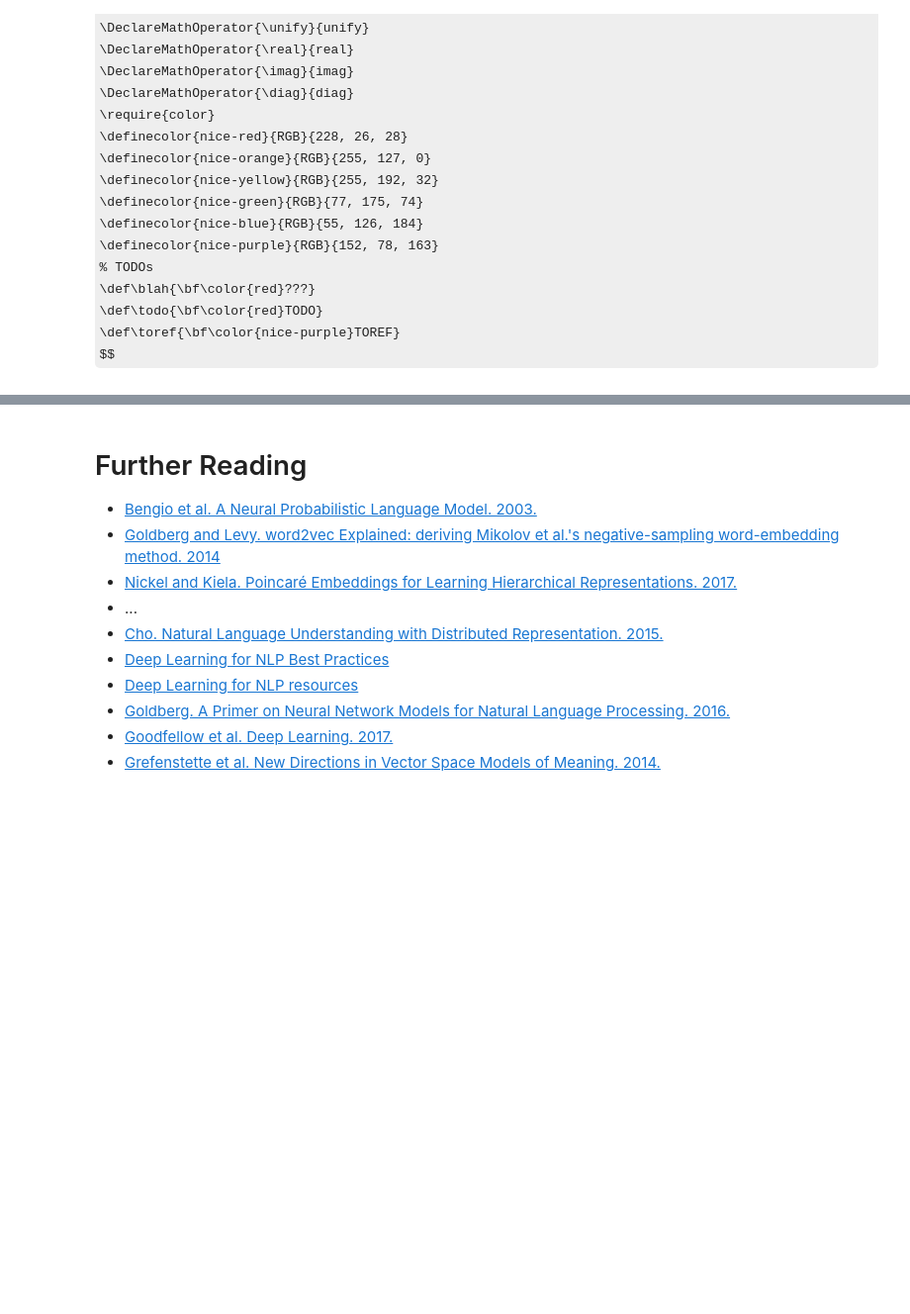
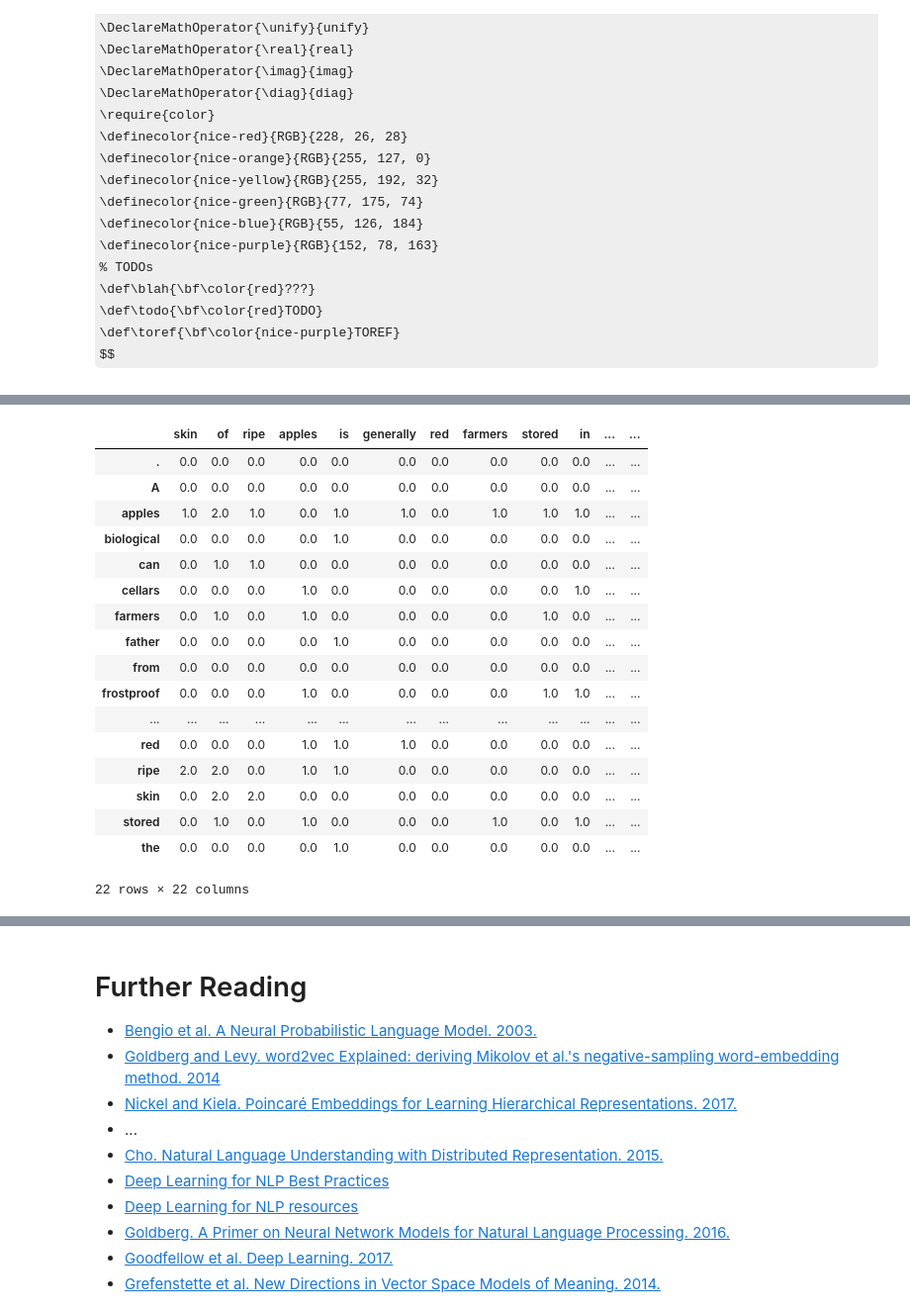
Before and after one commit to rockt/dl4nlp, a Jupyter notebook: words.ipynb, the cells around one changed output, grey strips where cells are left out. Shown at 99% size. Drawn from its saved outputs; the diff is of its cells as text; code cells hidden in the pictures; some formulas as TeX source; blank space fills up the shorter version.

Commit message:
word embedding slides

```diff
--- a/words.ipynb
+++ b/words.ipynb
@@ -101,0 +142,16 @@ Tim Rocktäschel<br>
+# %%
+contexts = [context.split(" ") for context in [
+    "skin of ripe apples is generally red",
+    "of farmers stored apples in frostproof cellars",
+    "skin of ripe oranges can range from",
+    ". A biological father is the male"
+]]
+
+f, vocab, id2word = get_counts(contexts)
+
+tmp = r"$$\begin{align}"
+for word in ["apples", "oranges", "father"]:
+    vec = "[" + "\ ".join(["%1.0f" % x for x in f[word]]) + "]"
+    tmp += r"\vec{v}_\text{%s} &= %s\\" % (word, vec)
+tmp += r"\end{align}$$"
+IPython.display.display_latex(IPython.display.Latex(tmp))
@@ -101,0 +183,22 @@ Tim Rocktäschel<br>
+# %%
+C = to_df(f, id2word)
+C
+# %% [output]
+|  | skin | of | ripe | apples | is | generally | red | farmers | stored | in | ... | ... |
+| . | 0.0 | 0.0 | 0.0 | 0.0 | 0.0 | 0.0 | 0.0 | 0.0 | 0.0 | 0.0 | ... | ... |
+| A | 0.0 | 0.0 | 0.0 | 0.0 | 0.0 | 0.0 | 0.0 | 0.0 | 0.0 | 0.0 | ... | ... |
+| apples | 1.0 | 2.0 | 1.0 | 0.0 | 1.0 | 1.0 | 0.0 | 1.0 | 1.0 | 1.0 | ... | ... |
+| biological | 0.0 | 0.0 | 0.0 | 0.0 | 1.0 | 0.0 | 0.0 | 0.0 | 0.0 | 0.0 | ... | ... |
+| can | 0.0 | 1.0 | 1.0 | 0.0 | 0.0 | 0.0 | 0.0 | 0.0 | 0.0 | 0.0 | ... | ... |
+| cellars | 0.0 | 0.0 | 0.0 | 1.0 | 0.0 | 0.0 | 0.0 | 0.0 | 0.0 | 1.0 | ... | ... |
+| farmers | 0.0 | 1.0 | 0.0 | 1.0 | 0.0 | 0.0 | 0.0 | 0.0 | 1.0 | 0.0 | ... | ... |
+| father | 0.0 | 0.0 | 0.0 | 0.0 | 1.0 | 0.0 | 0.0 | 0.0 | 0.0 | 0.0 | ... | ... |
+| from | 0.0 | 0.0 | 0.0 | 0.0 | 0.0 | 0.0 | 0.0 | 0.0 | 0.0 | 0.0 | ... | ... |
+| frostproof | 0.0 | 0.0 | 0.0 | 1.0 | 0.0 | 0.0 | 0.0 | 0.0 | 1.0 | 1.0 | ... | ... |
+| ... | ... | ... | ... | ... | ... | ... | ... | ... | ... | ... | ... | ... |
+| red | 0.0 | 0.0 | 0.0 | 1.0 | 1.0 | 1.0 | 0.0 | 0.0 | 0.0 | 0.0 | ... | ... |
+| ripe | 2.0 | 2.0 | 0.0 | 1.0 | 1.0 | 0.0 | 0.0 | 0.0 | 0.0 | 0.0 | ... | ... |
+| skin | 0.0 | 2.0 | 2.0 | 0.0 | 0.0 | 0.0 | 0.0 | 0.0 | 0.0 | 0.0 | ... | ... |
+| stored | 0.0 | 1.0 | 0.0 | 1.0 | 0.0 | 0.0 | 0.0 | 1.0 | 0.0 | 1.0 | ... | ... |
+| the | 0.0 | 0.0 | 0.0 | 0.0 | 1.0 | 0.0 | 0.0 | 0.0 | 0.0 | 0.0 | ... | ... |
+22 rows × 22 columns
```
Also changed, not shown: parts of 18 cells of this notebook, 3 other files.
